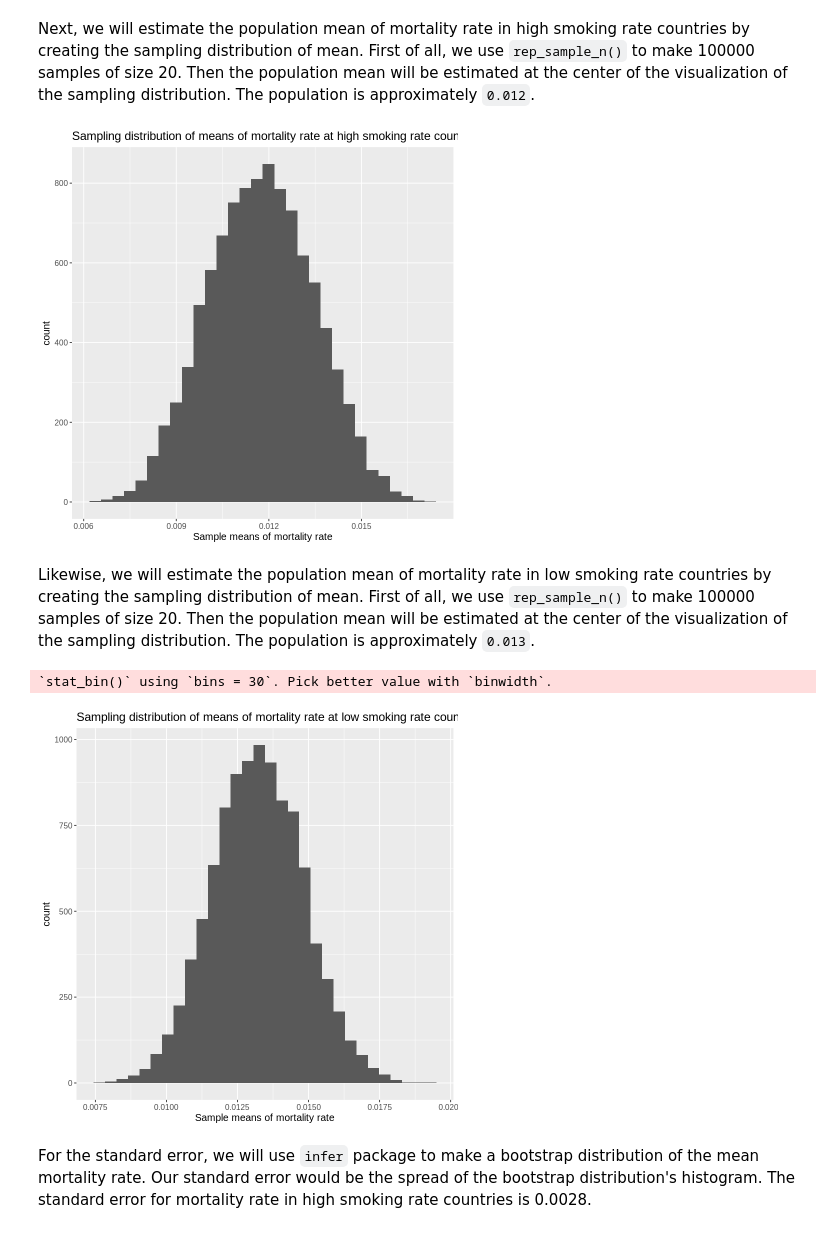
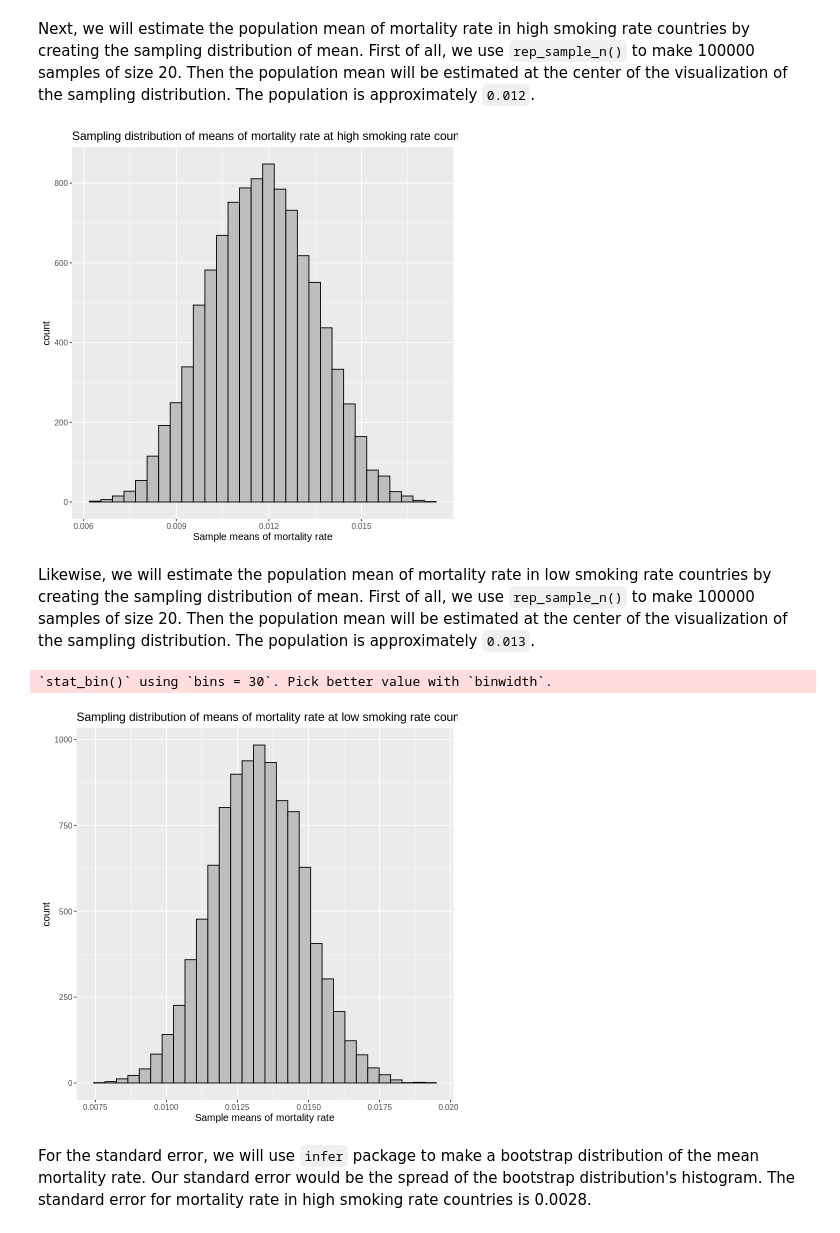
Before and after one commit to RayNguyent/STAT-201-Project, a Jupyter notebook: Proposal.ipynb, the cells around one changed output. Saved outputs shown, nothing was run; the diff lists cells and outputs as text; code cells hidden in the pictures.

```diff
--- a/Proposal.ipynb
+++ b/Proposal.ipynb
@@ -107,28 +108,28 @@ Next, we will estimate the population mean of mortality rate in high smoking rat
 # %%
 set.seed(2022)
 high_smoking_sampling_distri <- high_smoking_data %>% rep_sample_n(size = 20, reps = 10000) %>%
                                 group_by(replicate) %>% summarise(sample_mean = mean(mortality_rate))
-high_smoking_sampling_plot <- high_smoking_sampling_distri %>% ggplot(aes(x = sample_mean)) + geom_histogram(bins = 30) +
+high_smoking_sampling_plot <- high_smoking_sampling_distri %>% ggplot(aes(x = sample_mean)) + geom_histogram(bins = 30, fill = "grey", color = "black") +
                               labs(x = "Sample means of mortality rate", title = "Sampling distribution of means of mortality rate at high smoking rate countries" ) +
                               theme(text = element_text(size = 12))
 high_smoking_sampling_plot
 mean_mortality_rate_highsmoking <- mean(high_smoking_sampling_distri$sample_mean)
 # %% [output]
-[figure, old version]
+[figure, new version]
 # %% [markdown]
 Likewise, we will estimate the population mean of mortality rate in low smoking rate countries by creating the sampling distribution of mean. First of all, we use `rep_sample_n()` to make 100000 samples of size 20. Then the population mean will be estimated at the center of the visualization of the sampling distribution. The population is approximately `0.013`.
 # %%
 # set.seed(2022)
 low_smoking_sampling_distri <- low_smoking_data %>% rep_sample_n(size = 20, reps = 10000, replace = F) %>%
                                 group_by(replicate) %>% summarise(sample_mean = mean(mortality_rate))
-low_smoking_sampling_plot <- low_smoking_sampling_distri %>% ggplot(aes(x = sample_mean)) + geom_histogram() +
+low_smoking_sampling_plot <- low_smoking_sampling_distri %>% ggplot(aes(x = sample_mean)) + geom_histogram(fill = "grey", color = "black") +
                               labs(x = "Sample means of mortality rate", title = "Sampling distribution of means of mortality rate at low smoking rate countries" ) +
                               theme(text = element_text(size = 12))
 low_smoking_sampling_plot
 mean_mortality_rate_lowsmoking <- mean(low_smoking_sampling_distri$sample_mean)
 # %% [output]
 `stat_bin()` using `bins = 30`. Pick better value with `binwidth`.
-[figure, old version]
+[figure, new version]
 # %% [markdown]
 For the standard error, we will use `infer` package to make a bootstrap distribution of the mean mortality rate. Our standard error would be the spread of the bootstrap distribution's histogram. The standard error for mortality rate in high smoking rate countries is 0.0028.
 # %%
```
Also changed, not shown: parts of 4 cells of this notebook.
